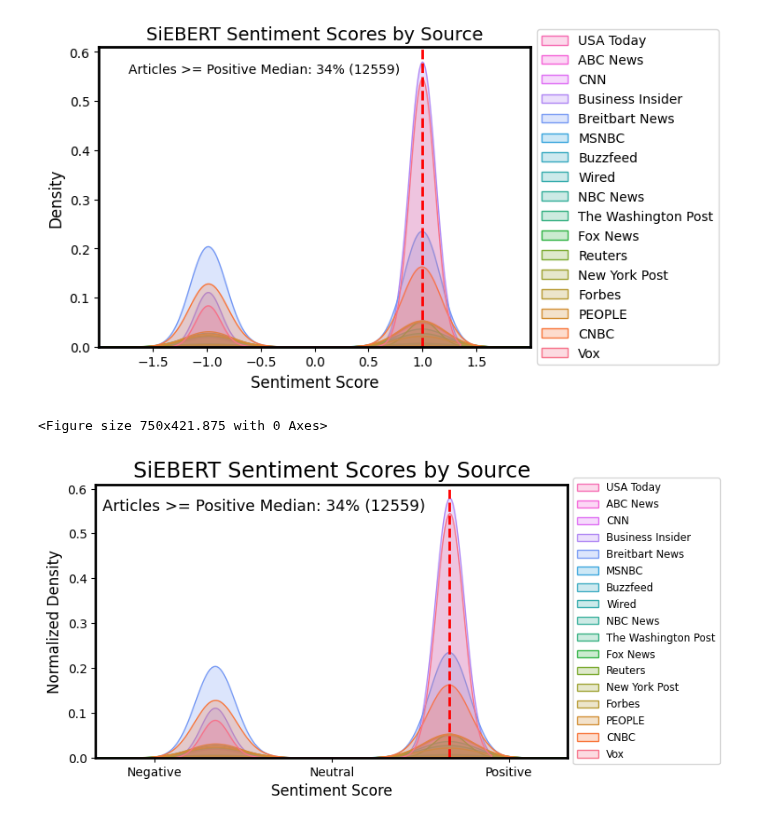
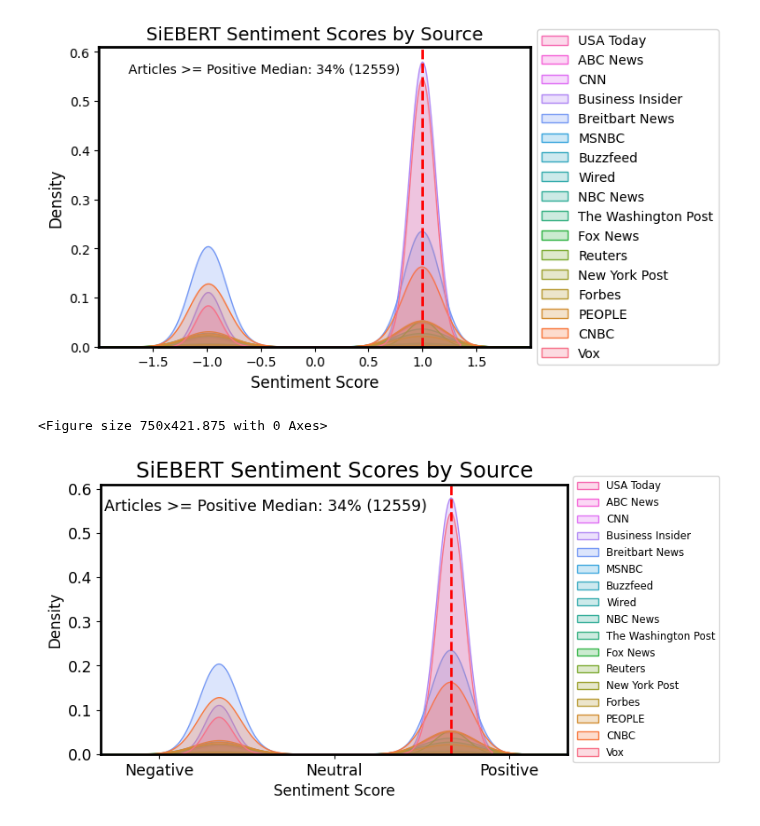
Before and after one commit to ads-capstone-su23/599_team_project, a Jupyter notebook: deliverables/ADS509_Team9_Capstone_09_Modeling_SA_Eval_Final.ipynb, the cells around one changed output. Saved outputs shown, nothing was run; the diff lists cells and outputs as text; code cells hidden in the pictures.

Commit message:
Update model eval chart

```diff
--- a/deliverables/ADS509_Team9_Capstone_09_Modeling_SA_Eval_Final.ipynb
+++ b/deliverables/ADS509_Team9_Capstone_09_Modeling_SA_Eval_Final.ipynb
@@ -167,8 +167,8 @@ plt.show()
 plt.rcParams['font.size'] *= 1.25
 #plt.rcParams['axes.labelsize'] *= 1.25
 plt.rcParams['axes.titlesize'] *= 1.25
-#plt.rcParams['xtick.labelsize'] *= 1.25
-#plt.rcParams['ytick.labelsize'] *= 1.25
+plt.rcParams['xtick.labelsize'] *= 1.25
+plt.rcParams['ytick.labelsize'] *= 1.25
 plt.rcParams['legend.fontsize'] *= 0.85
 
 # Calc articles that fit in the top 50% of positives
@@ -186,32 +186,32 @@ ax = sns.kdeplot(data=news_05_df, x='sentiment_roberta', hue='source_name', fill
 
 # Normalize the y-values of the KDE to range between 0 and 1
 for line in ax.get_lines():
     y = line.get_ydata()
     y /= y.max()
     line.set_ydata(y)
 
 # Show median line and top article proportion
 plt.axvline(median_positive, color='r', linestyle='--')
 plt.text(median_positive-0.3, 0.95,
         'Articles >= Positive Median: {:.0f}% ({})'.format(percentage_positive, count_positive),
          horizontalalignment='right', verticalalignment='top', transform=plt.gca().transAxes)
 
 # Set custom ticks and labels for the x-axis
 ticks = [min_sentiment, 0, max_sentiment]
 labels = ['Negative', 'Neutral', 'Positive']
 plt.xticks(ticks, labels)
 
 # . . . and complete chart
 plt.xlim(min_sentiment - 0.5, max_sentiment + 0.5)
 
 plt.title('SiEBERT Sentiment Scores by Source')
 plt.xlabel('Sentiment Score')
-plt.ylabel('Normalized Density')
+plt.ylabel('Density')
 
 plt.legend(labels=news_05_df['source_name'].unique(), loc='center left', bbox_to_anchor=(1, 0.5))
 
 plt.tight_layout()
 plt.show()
 # %% [output]
 <Figure size 750x421.875 with 0 Axes>
-[figure, old version]
+[figure, new version]
```
